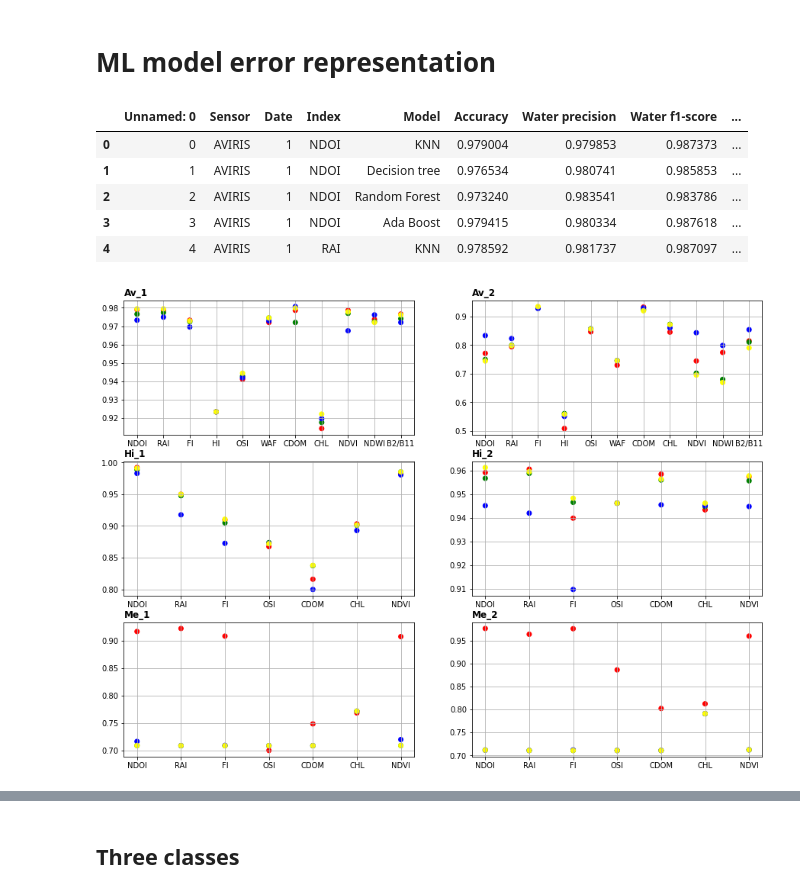
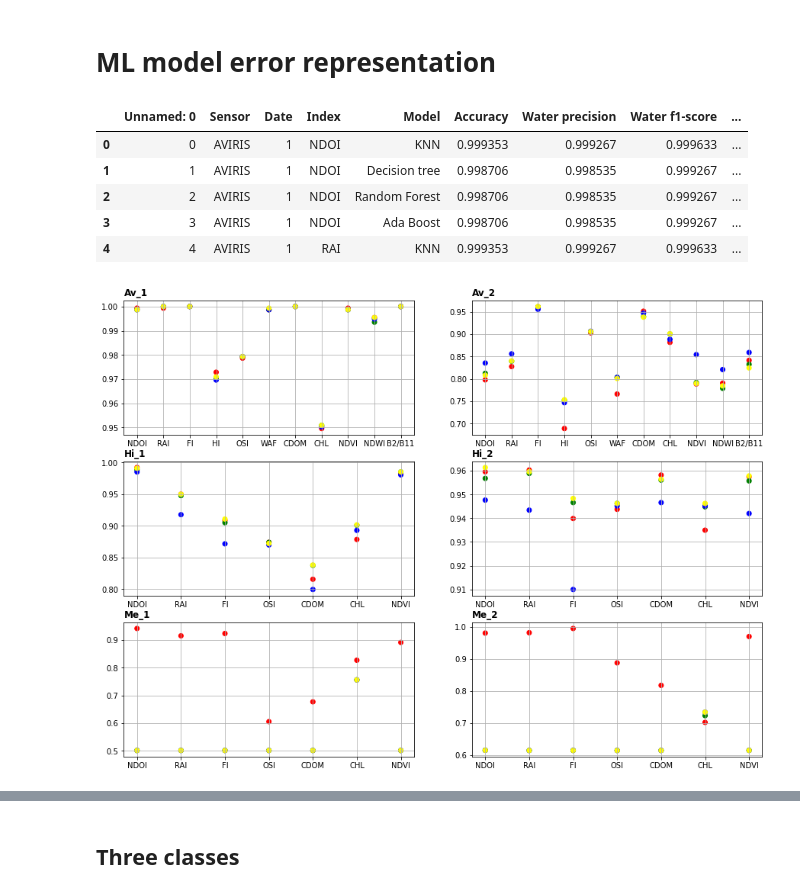
Before and after one commit to AmbarJade/NDOI-index, a Jupyter notebook: Error_representation.ipynb, the cells around one changed output, grey strips where cells are left out. Cells and saved outputs as stored; diff of their text form; code cells hidden in the pictures.

```diff
--- a/Error_representation.ipynb
+++ b/Error_representation.ipynb
@@ -4,15 +4,15 @@
 import pandas as pd
 import matplotlib.pyplot as plt
 # %%
-df = pd.read_excel(r'data\df_2classes.xlsx')
+df = pd.read_excel(r'data\df_2classes2.xlsx')
 df.head()
 # %% [output]
 |  | Unnamed: 0 | Sensor | Date | Index | Model | Accuracy | Water precision | Water f1-score | ... |
-| 0 | 0 | AVIRIS | 1 | NDOI | KNN | 0.979004 | 0.979853 | 0.987373 | ... |
-| 1 | 1 | AVIRIS | 1 | NDOI | Decision tree | 0.976534 | 0.980741 | 0.985853 | ... |
-| 2 | 2 | AVIRIS | 1 | NDOI | Random Forest | 0.973240 | 0.983541 | 0.983786 | ... |
-| 3 | 3 | AVIRIS | 1 | NDOI | Ada Boost | 0.979415 | 0.980334 | 0.987618 | ... |
-| 4 | 4 | AVIRIS | 1 | RAI | KNN | 0.978592 | 0.981737 | 0.987097 | ... |
+| 0 | 0 | AVIRIS | 1 | NDOI | KNN | 0.999353 | 0.999267 | 0.999633 | ... |
+| 1 | 1 | AVIRIS | 1 | NDOI | Decision tree | 0.998706 | 0.998535 | 0.999267 | ... |
+| 2 | 2 | AVIRIS | 1 | NDOI | Random Forest | 0.998706 | 0.998535 | 0.999267 | ... |
+| 3 | 3 | AVIRIS | 1 | NDOI | Ada Boost | 0.998706 | 0.998535 | 0.999267 | ... |
+| 4 | 4 | AVIRIS | 1 | RAI | KNN | 0.999353 | 0.999267 | 0.999633 | ... |
 # %%
 Av_1 = df[(df.Sensor == "AVIRIS") & (df.Date == 1)]; Av_2 = df[(df.Sensor == "AVIRIS") & (df.Date == 2)]
 Hi_1 = df[(df.Sensor == "HICO") & (df.Date == 1)];   Hi_2 = df[(df.Sensor == "HICO") & (df.Date == 2)]
@@ -31,7 +31,7 @@ for i in range(0,len(images)):
     plt.title(title, fontweight='bold', fontsize=12, loc='left')
     plt.scatter(images[i]['Index'].tolist(), images[i]['Accuracy'].tolist(), marker='o', color = images[i].Model.map(col))
 # %% [output]
-[figure, old version]
+[figure, new version]
 # %%
 #plt.plot(x_val, y_val, marker='o', linestyle='--')
 #Av_1.plot.line(x = "Index", y = 'Accuracy', color = Av_1.Model.map(col))
```
Also changed, not shown: parts of 4 cells of this notebook.
